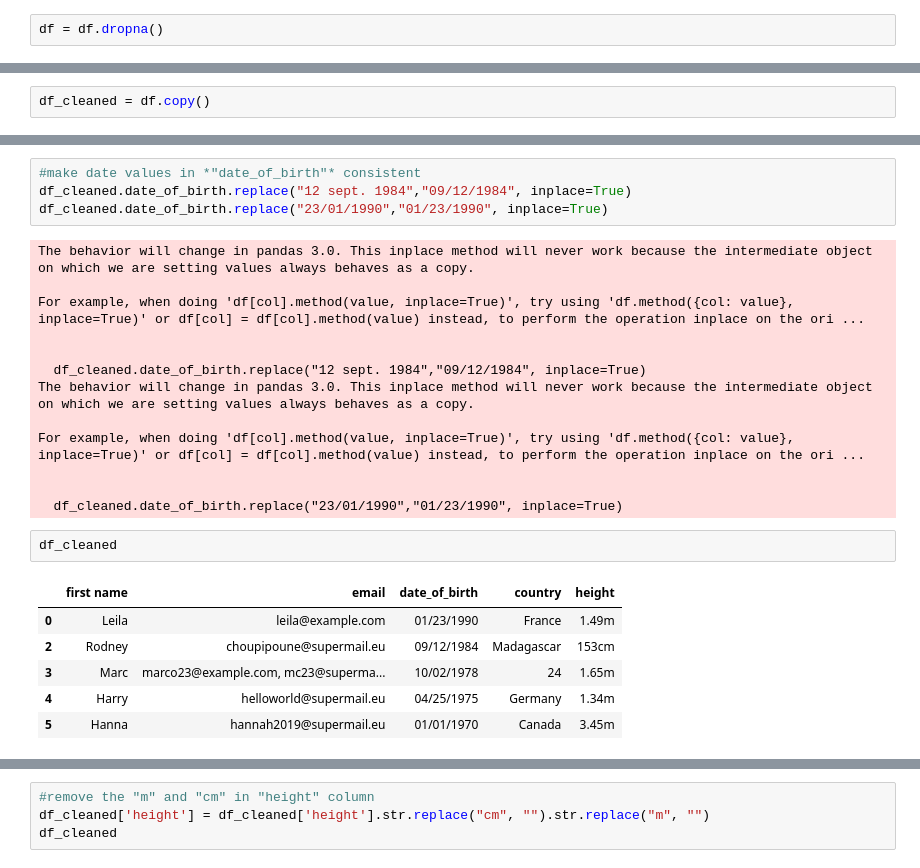
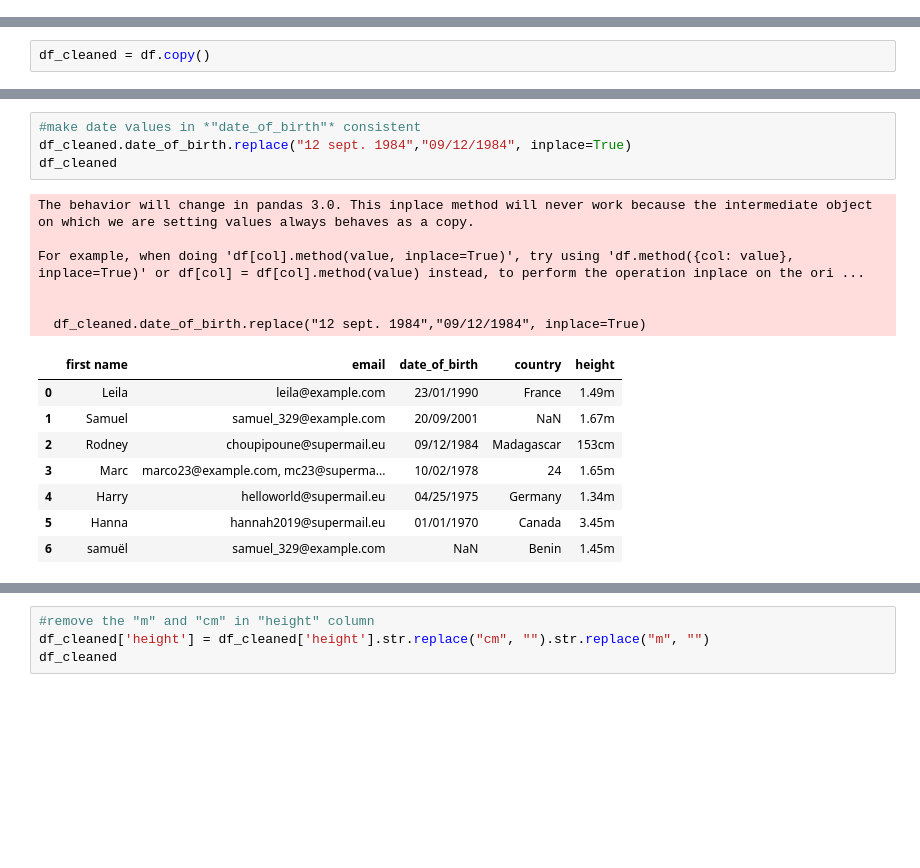
Before and after one commit to EmanElRify/connect_session_recap_sat_6_30_Y3, a Jupyter notebook: session_11_data_wrangling_i/activity_solution/activity_1_solution.ipynb, the cells around one changed output, grey strips where cells are left out. Cells and saved outputs as stored; diff of their text form; blank space fills up the shorter version.

```diff
--- a/session_11_data_wrangling_i/activity_solution/activity_1_solution.ipynb
+++ b/session_11_data_wrangling_i/activity_solution/activity_1_solution.ipynb
@@ -72,2 +31,0 @@ Name: country, dtype: object
-# %%
-df = df.dropna()
@@ -179,29 +123,22 @@ df
 # %%
 #make date values in *"date_of_birth"* consistent
 df_cleaned.date_of_birth.replace("12 sept. 1984","09/12/1984", inplace=True)
-df_cleaned.date_of_birth.replace("23/01/1990","01/23/1990", inplace=True)
+df_cleaned
 # %% [output]
 The behavior will change in pandas 3.0. This inplace method will never work because the intermediate object on which we are setting values always behaves as a copy.
 
 For example, when doing 'df[col].method(value, inplace=True)', try using 'df.method({col: value}, inplace=True)' or df[col] = df[col].method(value) instead, to perform the operation inplace on the ori ...
 
 
   df_cleaned.date_of_birth.replace("12 sept. 1984","09/12/1984", inplace=True)
-The behavior will change in pandas 3.0. This inplace method will never work because the intermediate object on which we are setting values always behaves as a copy.
-
-For example, when doing 'df[col].method(value, inplace=True)', try using 'df.method({col: value}, inplace=True)' or df[col] = df[col].method(value) instead, to perform the operation inplace on the ori ...
-
-
-  df_cleaned.date_of_birth.replace("23/01/1990","01/23/1990", inplace=True)
+|  | first name | email | date_of_birth | country | height |
+| 0 | Leila | leila@example.com | 23/01/1990 | France | 1.49m |
+| 1 | Samuel | samuel_329@example.com | 20/09/2001 | NaN | 1.67m |
+| 2 | Rodney | choupipoune@supermail.eu | 09/12/1984 | Madagascar | 153cm |
+| 3 | Marc | marco23@example.com, mc23@superma... | 10/02/1978 | 24 | 1.65m |
+| 4 | Harry | helloworld@supermail.eu | 04/25/1975 | Germany | 1.34m |
+| 5 | Hanna | hannah2019@supermail.eu | 01/01/1970 | Canada | 3.45m |
+| 6 | samuël | samuel_329@example.com | NaN | Benin | 1.45m |
-# %%
-df_cleaned
-# %% [output]
-|  | first name | email | date_of_birth | country | height |
-| 0 | Leila | leila@example.com | 01/23/1990 | France | 1.49m |
-| 2 | Rodney | choupipoune@supermail.eu | 09/12/1984 | Madagascar | 153cm |
-| 3 | Marc | marco23@example.com, mc23@superma... | 10/02/1978 | 24 | 1.65m |
-| 4 | Harry | helloworld@supermail.eu | 04/25/1975 | Germany | 1.34m |
-| 5 | Hanna | hannah2019@supermail.eu | 01/01/1970 | Canada | 3.45m |
 # %%
 #Change the incorrect data format for "date_of_birth" by converting the datatype into datetime using to_datetime() function
 df_cleaned.date_of_birth = pd.to_datetime(df_cleaned.date_of_birth)
```
Also changed, not shown: parts of 29 cells of this notebook, 1 other file.
